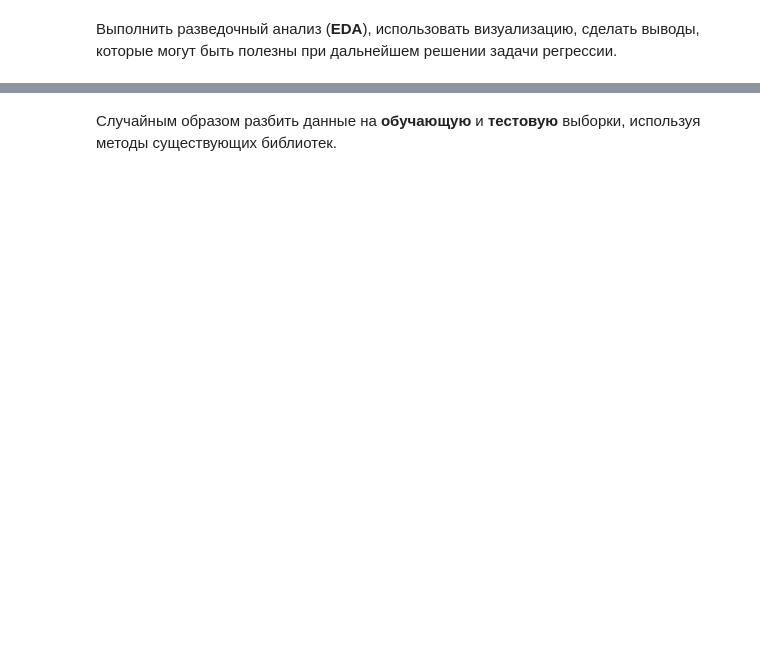
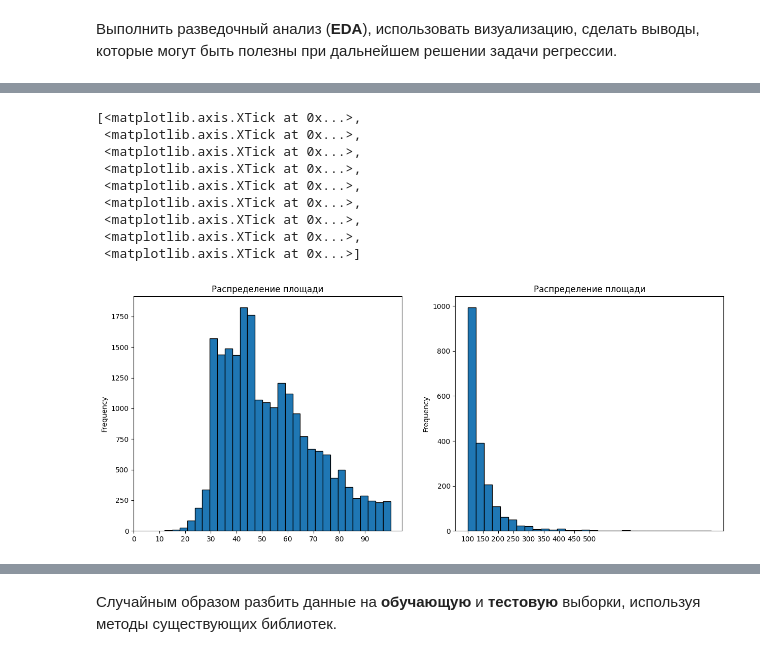
Before and after one commit to sabahoth01/Machine-learning-tasks, a Jupyter notebook: task2.ipynb, the cells around one changed output, grey strips where cells are left out. Cells and saved outputs as stored; diff of their text form; code cells hidden in the pictures; blank space fills up the shorter version.

```diff
--- a/task2.ipynb
+++ b/task2.ipynb
@@ -14,0 +174,21 @@
+# %%
+_, ax = plt.subplots(1, 2, figsize=(15, 6))
+cleaned_data[cleaned_data['total_area'] <= 100]['total_area'].plot.hist(ax=ax[0], edgecolor='black', bins=30)
+ax[0].set_title('Распределение площади')
+x1 = list(range(0, 100, 10))
+ax[0].set_xticks(x1)
+cleaned_data[cleaned_data['total_area'] >= 100]['total_area'].plot.hist(ax=ax[1], edgecolor='black', bins=30)
+ax[1].set_title('Распределение площади')
+x1 = list(range(100, 550, 50))
+ax[1].set_xticks(x1)
+# %% [output]
+[<matplotlib.axis.XTick at 0x...>,
+ <matplotlib.axis.XTick at 0x...>,
+ <matplotlib.axis.XTick at 0x...>,
+ <matplotlib.axis.XTick at 0x...>,
+ <matplotlib.axis.XTick at 0x...>,
+ <matplotlib.axis.XTick at 0x...>,
+ <matplotlib.axis.XTick at 0x...>,
+ <matplotlib.axis.XTick at 0x...>,
+ <matplotlib.axis.XTick at 0x...>]
+[figure, added]
```
Also changed, not shown: parts of 29 cells of this notebook, 4 other files.
